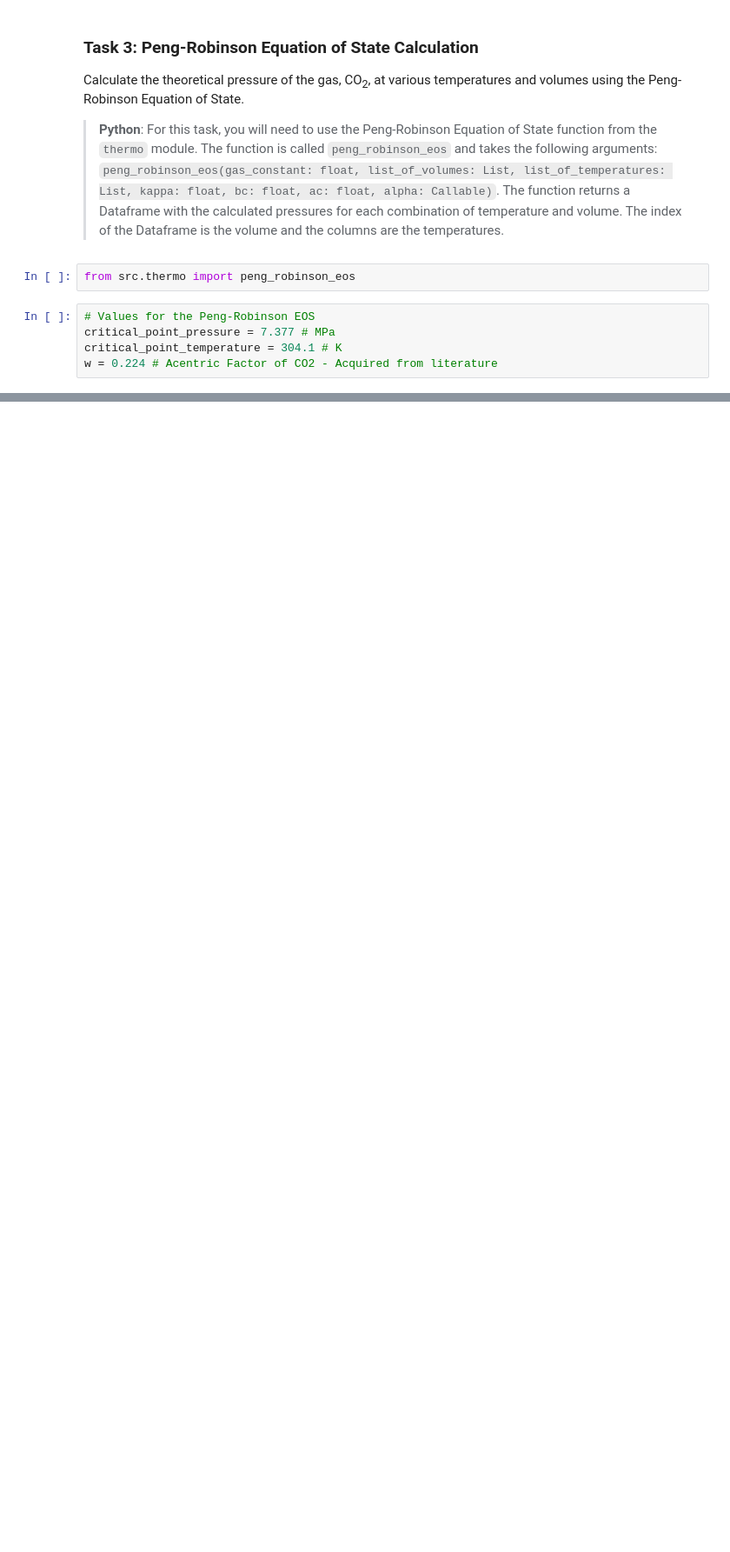
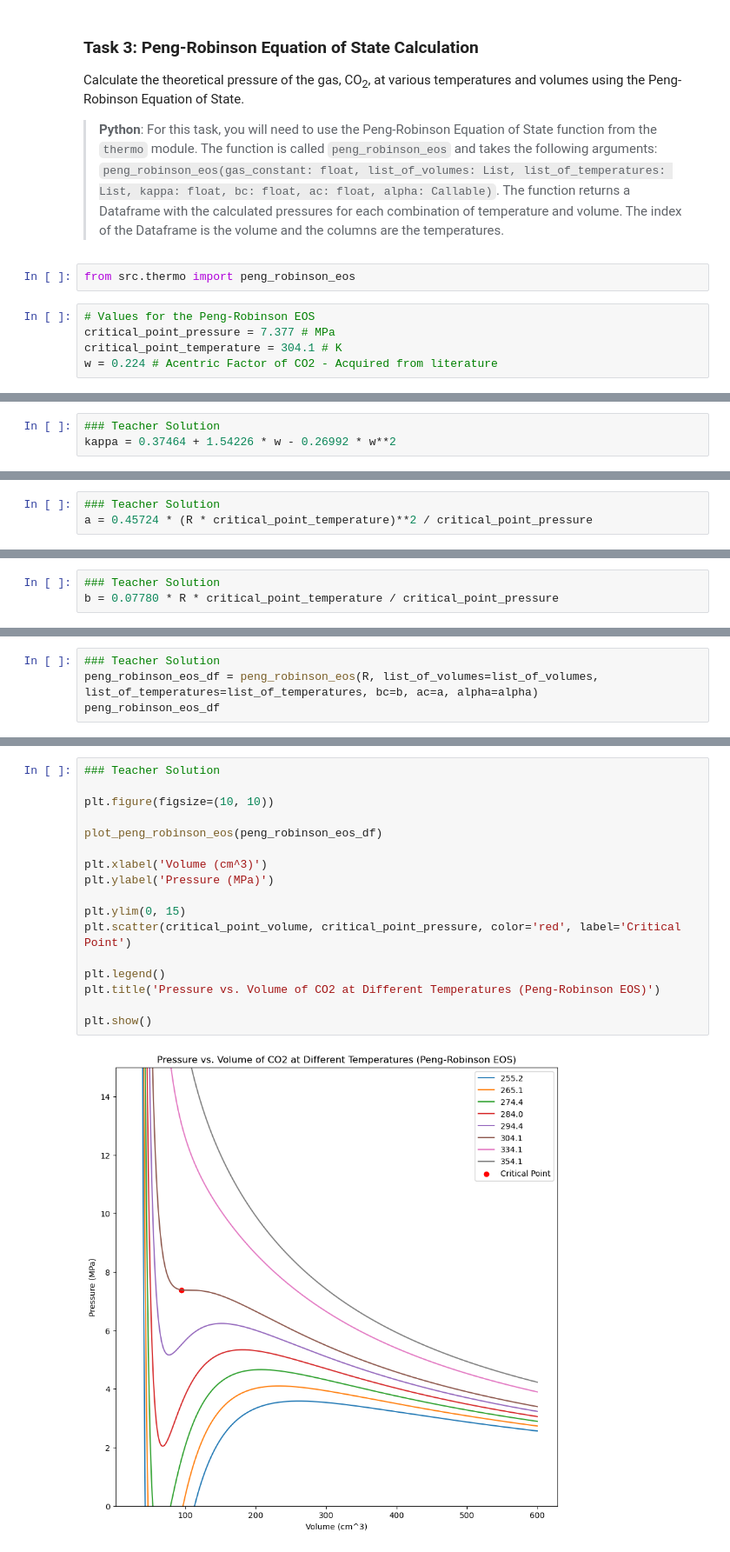
Before and after one commit to calvinp0/thermo_b_class, a Jupyter notebook: student_exercises.ipynb, the cells around one changed output, grey strips where cells are left out. Shown: that part at 87% size. Drawn from its saved outputs; the diff is of its cells as text; blank space fills up the shorter version.

```diff
--- a/student_exercises.ipynb
+++ b/student_exercises.ipynb
@@ -179,0 +181,3 @@ def alpha(T):
+# %%
+### Teacher Solution
+kappa = 0.37464 + 1.54226 * w - 0.26992 * w**2
@@ -179,0 +228,3 @@ def alpha(T):
+# %%
+### Teacher Solution
+a = 0.45724 * (R * critical_point_temperature)**2 / critical_point_pressure
@@ -179,0 +246,3 @@ def alpha(T):
+# %%
+### Teacher Solution
+b = 0.07780 * R * critical_point_temperature / critical_point_pressure
@@ -179,0 +260,4 @@ def alpha(T):
+# %%
+### Teacher Solution
+peng_robinson_eos_df = peng_robinson_eos(R, list_of_volumes=list_of_volumes, list_of_temperatures=list_of_temperatures, bc=b, ac=a, alpha=alpha)
+peng_robinson_eos_df
@@ -179,0 +300,19 @@ def alpha(T):
+# %%
+### Teacher Solution
+
+plt.figure(figsize=(10, 10))
+
+plot_peng_robinson_eos(peng_robinson_eos_df)
+
+plt.xlabel('Volume (cm^3)')
+plt.ylabel('Pressure (MPa)')
+
+plt.ylim(0, 15)
+plt.scatter(critical_point_volume, critical_point_pressure, color='red', label='Critical Point')
+
+plt.legend()
+plt.title('Pressure vs. Volume of CO2 at Different Temperatures (Peng-Robinson EOS)')
+
+plt.show()
+# %% [output]
+[figure, added]
```
Also changed, not shown: parts of 40 cells of this notebook, 3 other files.
